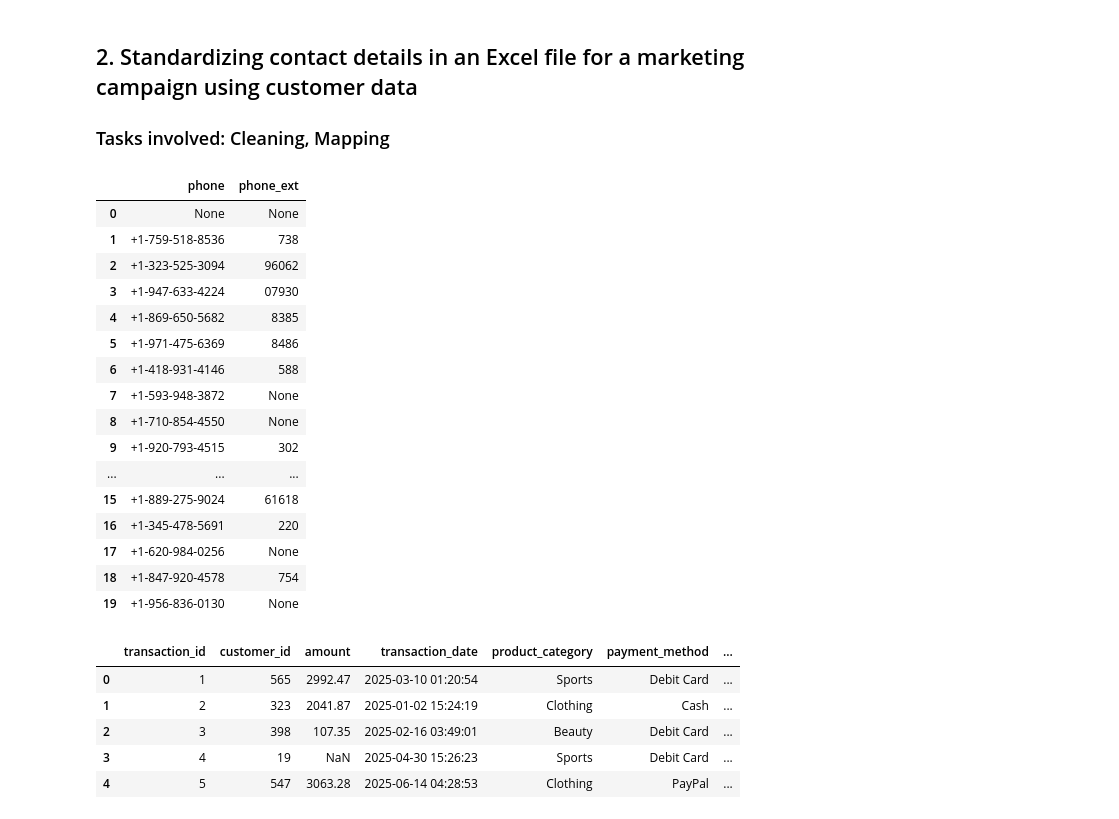
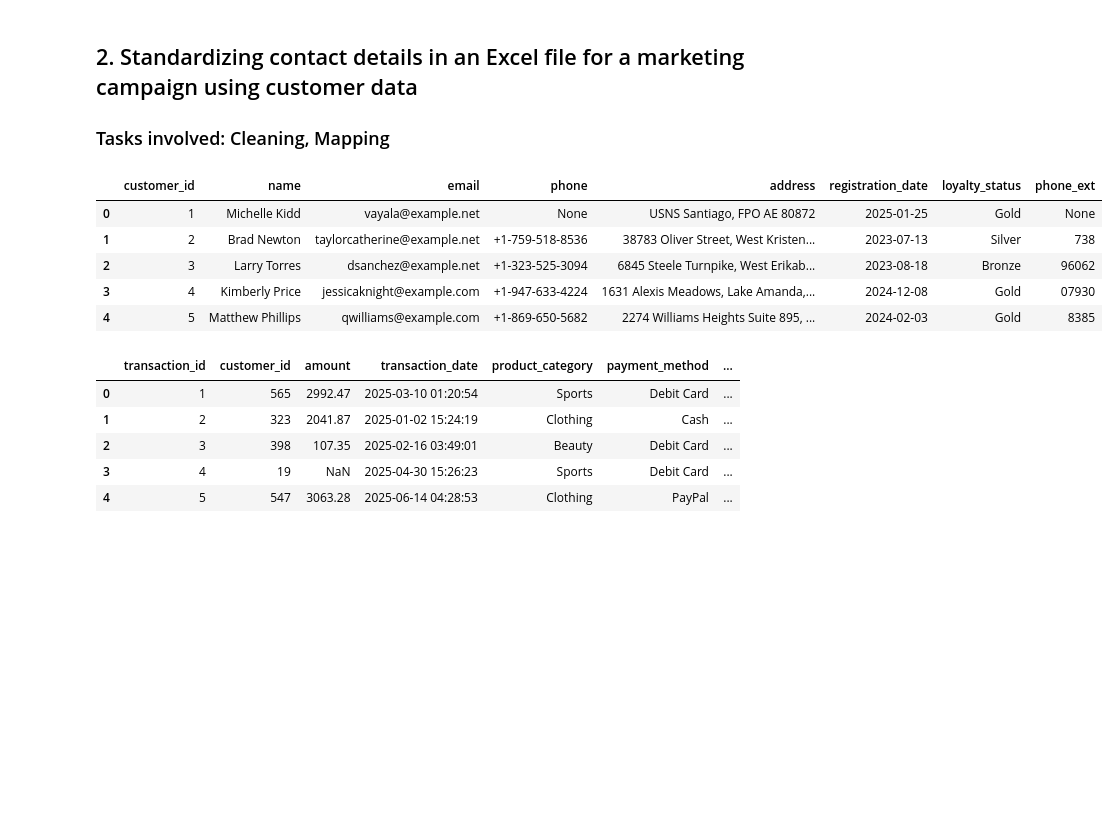
Before and after one commit to sumankrupa/python_learning, a Jupyter notebook: use_cases.ipynb, the cells around one changed output. Drawn from its saved outputs; the diff is of its cells as text; code cells hidden in the pictures; blank space fills up the shorter version.

```diff
--- a/use_cases.ipynb
+++ b/use_cases.ipynb
@@ -16,23 +19,20 @@ transaction_data count (1000, 7)
 customer_data count (1000, 7)
 # %%
 
-pd.set_option('display.max_columns', None)
-def data_overview(df, head=5):
-    print("DATA TYPES".center(125,'-'))
+
+def describe_data(df,head = 5):
+    print('datatypes')
     print(df.dtypes.value_counts())
 
-    print(" MISSING VALUES ".center(125,'-'))
-    print(df.isnull().sum()[df.isnull().sum()>0].sort_values(ascending = False))
+    print('missing values')
+    print(df.isnull().sum())
 
-    print(" DUPLICATED VALUES ".center(125,'-'))
+    print('duplicated values')
     print(df.duplicated().sum())
 
-    print(" STATISTICS OF DATA ".center(125,'-'))
-    print(df.describe(include="all"))
-
-    print("DATA INFO".center(125,'-'))
+    print('data statistics')
     print(df.info())
 
-
-data_overview(transaction_data)
+describe_data(transaction_data)
+describe_data(customer_data)
 # %% [output]
@@ -117,17 +117,16 @@ customer_data["name"] = customer_data["name"].apply(proper_case_name)
 EMAIL_REGEX = r"^[A-Za-z0-9._%+\-]+@[A-Za-z0-9.\-]+\.[A-Za-z]{2,}$"
 
 def clean_email(email):
+    if email is None:
+        return ""
     email = clean_spaces(email).lower()
     return email
 
 def email_valid(email):
     return bool(re.match(EMAIL_REGEX, email)) if email else False
 
-customer_data["email_clean"] = customer_data["email"].apply(clean_email)
-customer_data["email_valid"] = customer_data["email_clean"].apply(email_valid)
-
+customer_data["email"] = customer_data["email"].apply(clean_email)
 # Optional: blank out invalid emails
-customer_data.loc[~customer_data["email_valid"], "email_clean"] = ""
 # %%
 # standardize phone number
 import re
@@ -165,54 +162,43 @@ def clean_us_phone_with_ext(raw):
     if m:
         ext = m.group(1)
         s = s[:m.start()].strip()  # remove extension part from main number
 
     # --- 2) Keep digits only from the remaining number ---
     digits = re.sub(r"\D", "", s)
 
     # --- 3) Remove leading international prefix "001" (common in your data) ---
     if digits.startswith("001"):
         digits = digits[3:]
 
     # --- 4) Normalize to US 10-digit ---
     # If 11 digits and starts with 1 -> drop country code
     if len(digits) == 11 and digits.startswith("1"):
         digits = digits[1:]
 
     # If not exactly 10 digits now, it's invalid for US standardization
     if len(digits) != 10:
         return (None, ext)  # keep ext if it existed, but number invalid
 
     phone_e164 = f"+1-{digits[:3]}-{digits[3:6]}-{digits[6:]}"
     return (phone_e164, ext)
 
 # Apply to your dataframe
-df[["phone_e164", "phone_ext"]] = df["phone"].apply(
+customer_data[["phone_e164", "phone_ext"]] = customer_data["phone"].apply(
     lambda x: pd.Series(clean_us_phone_with_ext(x))
 )
 
 # (Optional) Replace original phone with standardized phone
-df["phone"] = df["phone_e164"]
-df.drop(columns=["phone_e164"], inplace=True)
+customer_data["phone"] = customer_data["phone_e164"]
+customer_data.drop(columns=["phone_e164"], inplace=True)
 
-df[["phone", "phone_ext"]].head(20)
+customer_data.head()
 # %% [output]
-|  | phone | phone_ext |
-| 0 | None | None |
-| 1 | +1-759-518-8536 | 738 |
-| 2 | +1-323-525-3094 | 96062 |
-| 3 | +1-947-633-4224 | 07930 |
-| 4 | +1-869-650-5682 | 8385 |
-| 5 | +1-971-475-6369 | 8486 |
-| 6 | +1-418-931-4146 | 588 |
-| 7 | +1-593-948-3872 | None |
-| 8 | +1-710-854-4550 | None |
-| 9 | +1-920-793-4515 | 302 |
-| ... | ... | ... |
-| 15 | +1-889-275-9024 | 61618 |
-| 16 | +1-345-478-5691 | 220 |
-| 17 | +1-620-984-0256 | None |
-| 18 | +1-847-920-4578 | 754 |
-| 19 | +1-956-836-0130 | None |
+|  | customer_id | name | email | phone | address | registration_date | loyalty_status | phone_ext |
+| 0 | 1 | Michelle Kidd | vayala@example.net | None | USNS Santiago, FPO AE 80872 | 2025-01-25 | Gold | None |
+| 1 | 2 | Brad Newton | taylorcatherine@example.net | +1-759-518-8536 | 38783 Oliver Street, West Kristen... | 2023-07-13 | Silver | 738 |
+| 2 | 3 | Larry Torres | dsanchez@example.net | +1-323-525-3094 | 6845 Steele Turnpike, West Erikab... | 2023-08-18 | Bronze | 96062 |
+| 3 | 4 | Kimberly Price | jessicaknight@example.com | +1-947-633-4224 | 1631 Alexis Meadows, Lake Amanda,... | 2024-12-08 | Gold | 07930 |
+| 4 | 5 | Matthew Phillips | qwilliams@example.com | +1-869-650-5682 | 2274 Williams Heights Suite 895, ... | 2024-02-03 | Gold | 8385 |
 # %%
 transaction_data.head()
 # %% [output]
```
Also changed, not shown: parts of 10 cells of this notebook, 1 other file.
